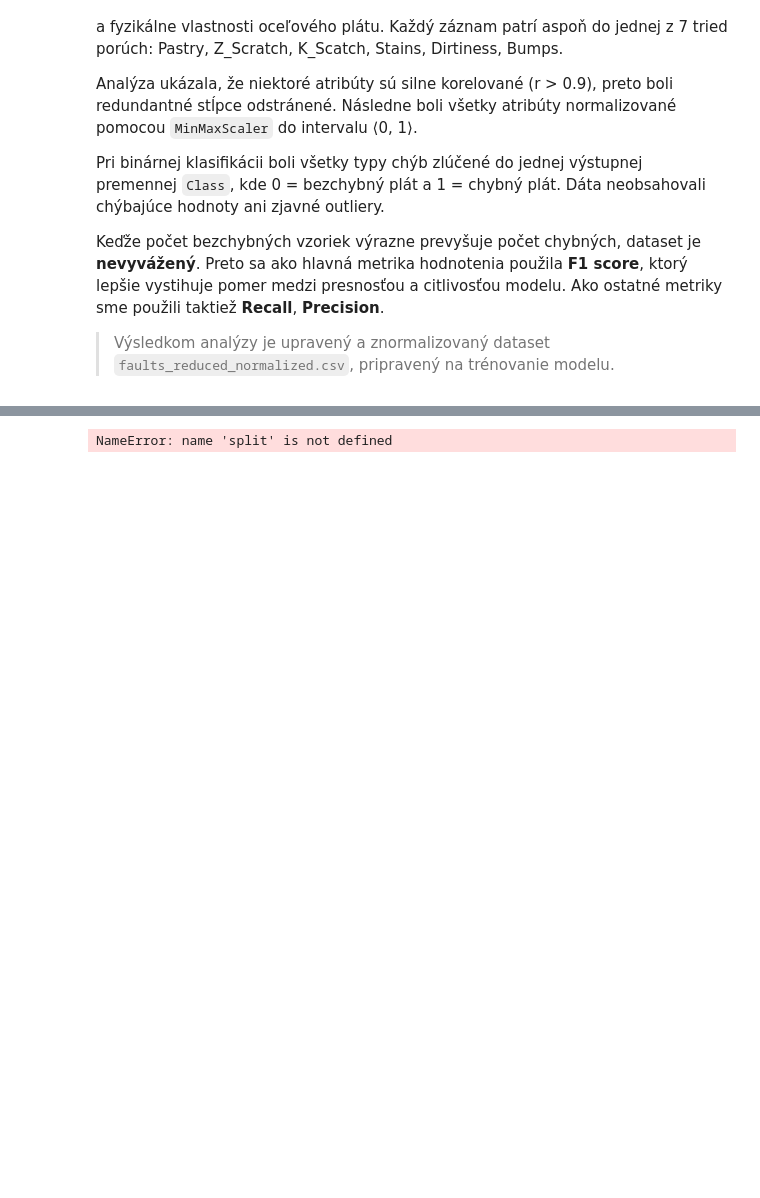
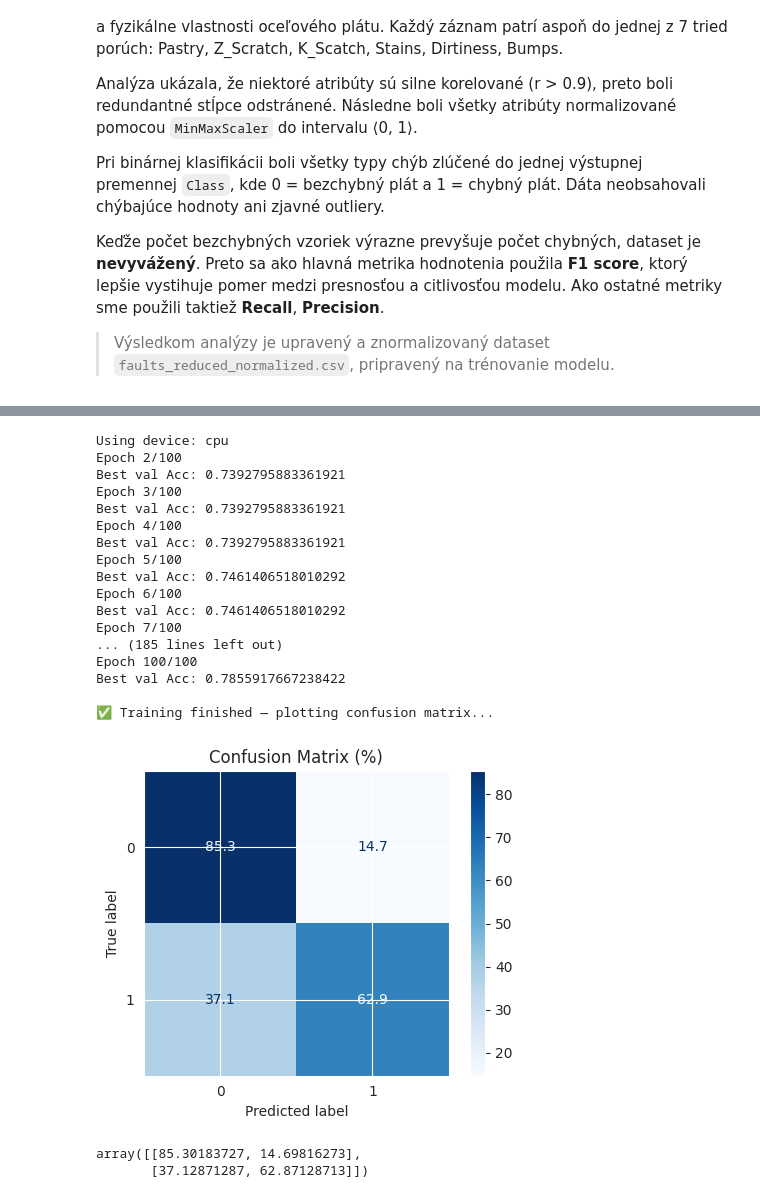
Before and after one commit to NikolasKekelak/ZNEUS_pr_1_MiklovicKekelak, a Jupyter notebook: simple_docu.ipynb, the cells around one changed output, grey strips where cells are left out. Saved outputs shown, nothing was run; the diff lists cells and outputs as text; code cells hidden in the pictures; blank space fills up the shorter version.

```diff
--- a/simple_docu.ipynb
+++ b/simple_docu.ipynb
@@ -308,6 +308,9 @@ Možnosť vyskúšať, svoju konfiguráciu
 from config.wandb_config import *
 from config.help_functions import *
 from Model import *
+
+
+BINARY_CLASSIFICATION= True
 
 #===| Seed preparation |===#
 #==============================================================#
@@ -330,32 +333,54 @@ print(f"Using device: {device}")
 
 if BINARY_CLASSIFICATION:
     model = SteelNet(
         X_train.shape[1],
         1,
         PARAMS,
         binary=True
     ).to(device)
 else:
     model = SteelNet(
         X_train.shape[1],
         len(np.unique(y)),
         PARAMS,
         binary=False,
         targets=y_train
     ).to(device)
 #==============================================================#
 
 
 #===| Training and Logging|===#
 #==============================================================#
 best_model, best_val_acc = model.fit(
     train_loader=train_loader,
     val_loader=val_loader,
     logger=run,
     logging=True,
     device=device,
-    max_epochs=MAX_EPOCHS,
+    max_epochs=100,
 )
 #==============================================================#
+
+print("\n✅ Training finished — plotting confusion matrix...")
+plot_confusion_matrix(model, val_loader, device, binary=BINARY_CLASSIFICATION)
 # %% [output]
-NameError: name 'split' is not defined
+Using device: cpu
+Epoch 2/100
+Best val Acc: 0.7392795883361921
+Epoch 3/100
+Best val Acc: 0.7392795883361921
+Epoch 4/100
+Best val Acc: 0.7392795883361921
+Epoch 5/100
+Best val Acc: 0.7461406518010292
+Epoch 6/100
+Best val Acc: 0.7461406518010292
+Epoch 7/100
+... (185 lines left out)
+Epoch 100/100
+Best val Acc: 0.7855917667238422
+
+✅ Training finished — plotting confusion matrix...
+[figure, added]
+array([[85.30183727, 14.69816273],
+       [37.12871287, 62.87128713]])
```
Also changed, not shown: parts of 8 cells of this notebook, 3 other files.
